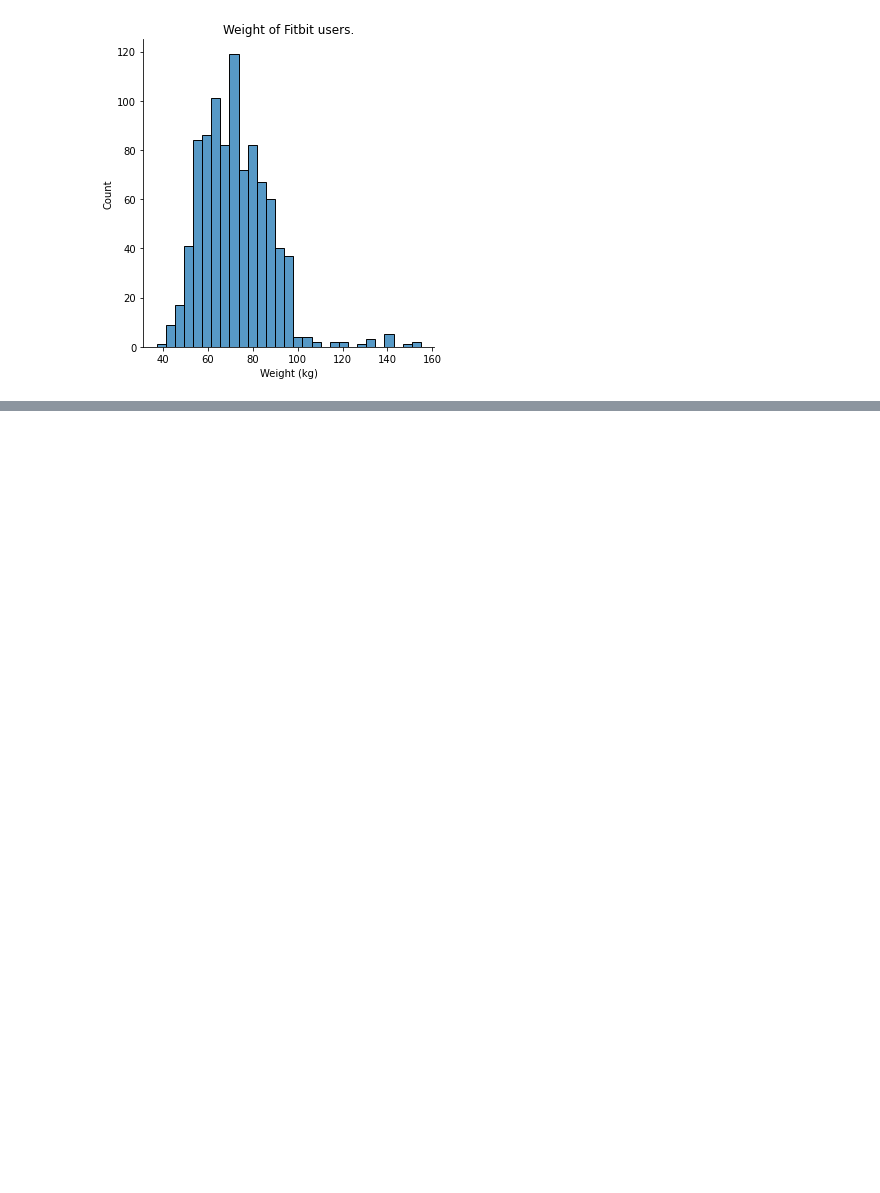
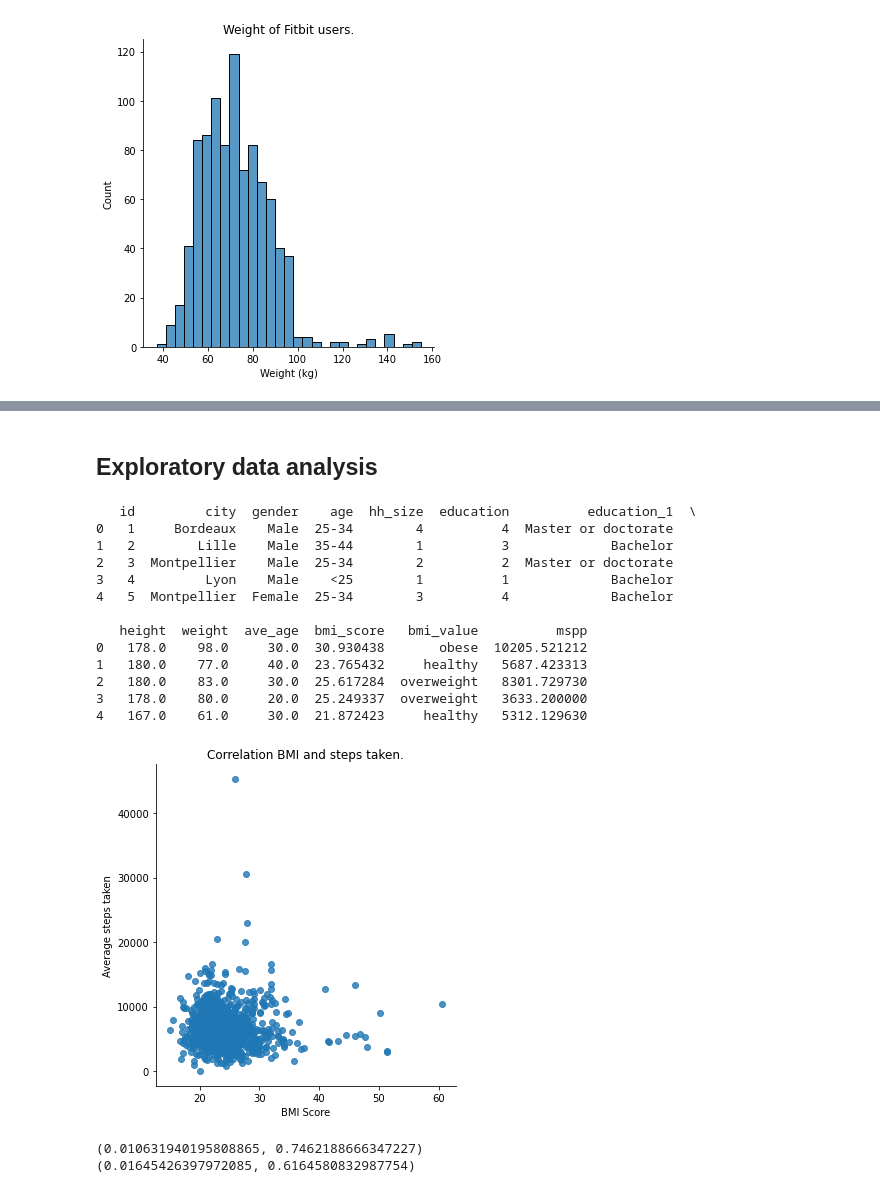
Before and after one commit to sjerrietukkel/fitbit_predictive, a Jupyter notebook: linear-regression.ipynb, the cells around one changed output, grey strips where cells are left out. Drawn from its saved outputs; the diff is of its cells as text; code cells hidden in the pictures; blank space fills up the shorter version.

```diff
--- a/linear-regression.ipynb
+++ b/linear-regression.ipynb
@@ -67,5 +74,4 @@ plt.show()
 # %%
-print(df.head())
 def average_age(age):
     if age == '<25':
         return 20
@@ -82,7 +88,23 @@ def average_age(age):
     elif age == '75-84':
         return 80
 
-df['age'] = df['age'].apply(average_age)
+def bmi_value(bmi_score):
+    if bmi_score < 18.5:
+        return 'underweight'
+    elif bmi_score < 25.0:
+        return 'healthy'
+    elif bmi_score < 30.0:
+        return 'overweight'
+    elif bmi_score <= 35.0:
+        return 'obese'
+    elif bmi_score > 35.0:
+        return 'extreme obese'
+
+
+
+df['ave_age'] = df['age'].apply(average_age)
+df['bmi_score'] = (df['weight'] / ((df['height'] / 100) * (df['height']) / 100))
+df['bmi_value'] = df['bmi_score'].apply(bmi_value)
 print(df.head())
 # %% [output]
    id         city  gender    age  hh_size  education          education_1  \
@@ -104,0 +127,61 @@ print(df.head())
+# %% [markdown]
+## Exploratory data analysis
+# %%
+df['mspp'] = df.iloc[:, 10:337].mean(axis = 1)
+df_sub = df
+df_sub = df_sub.drop(df_sub.iloc[:, 9:337], axis=1)
+
+
+def rem_mspp(mspp):
+    if mspp > 50000.0:
+        return float('NaN')
+    else:
+        return mspp
+
+
+df_sub['mspp'] = df_sub['mspp'].apply(rem_mspp)
+print(df_sub.head())
+# sns.pairplot(df_sub)
+# plt.show()
+
+df_step_density = df.drop(columns=['city', 'gender', 'age', 'education_1', 'bmi_value'])
+
+sns.lmplot(x="bmi_score", y="mspp", fit_reg=False, data=df_sub)
+plt.xlabel('BMI Score') #use matplotlib to refine Seaborn plot
+plt.ylabel('Average steps taken')
+plt.title('Correlation BMI and steps taken.')
+plt.show()
+
+
+
+np.isnan(df["mspp"]).any()
+np.isnan(df["bmi_score"]).any()
+
+df["mspp"] = np.nan_to_num(df["mspp"])
+df["bmi_score"] = np.nan_to_num(df["bmi_score"])
+df["ave_age"] = np.nan_to_num(df["ave_age"])
+# %% [output]
+   id         city  gender    age  hh_size  education          education_1  \
+0   1     Bordeaux    Male  25-34        4          4  Master or doctorate
+1   2        Lille    Male  35-44        1          3             Bachelor
+2   3  Montpellier    Male  25-34        2          2  Master or doctorate
+3   4         Lyon    Male    <25        1          1             Bachelor
+4   5  Montpellier  Female  25-34        3          4             Bachelor
+
+   height  weight  ave_age  bmi_score   bmi_value          mspp
+0   178.0    98.0     30.0  30.930438       obese  10205.521212
+1   180.0    77.0     40.0  23.765432     healthy   5687.423313
+2   180.0    83.0     30.0  25.617284  overweight   8301.729730
+3   178.0    80.0     20.0  25.249337  overweight   3633.200000
+4   167.0    61.0     30.0  21.872423     healthy   5312.129630
+[figure, added]
+# %%
+from scipy.stats.stats import pearsonr #We will need the correlation function from the scientific package scipy
+
+
+
+print(pearsonr(df['mspp'],df['bmi_score']))
+print(pearsonr(df['mspp'],df['ave_age']))
+# %% [output]
+(0.010631940195808865, 0.7462188666347227)
+(0.01645426397972085, 0.6164580832987754)
```
Also changed, not shown: parts of 5 cells of this notebook.
